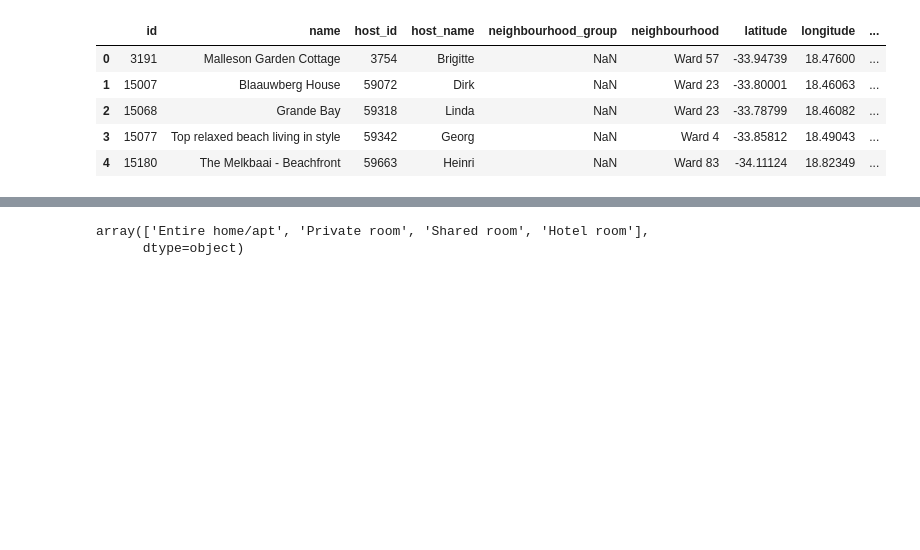
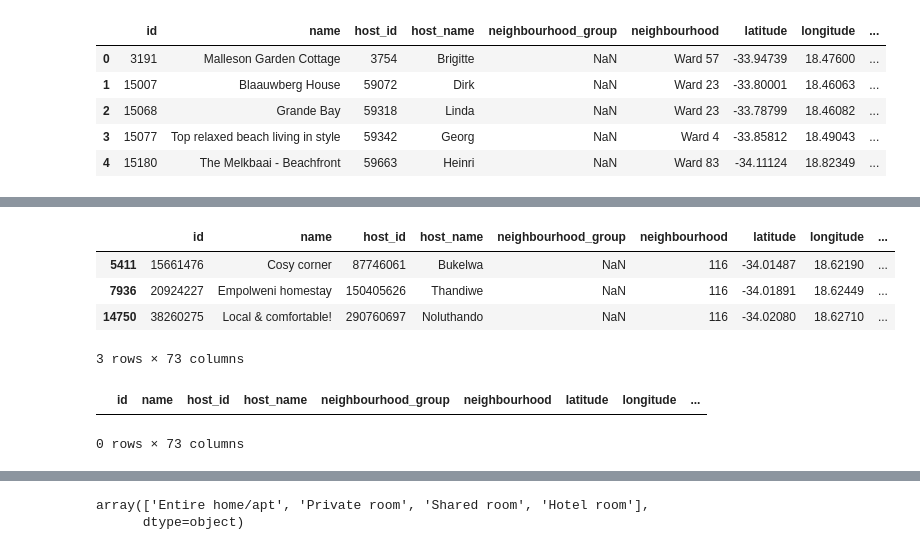
Before and after one commit to dolcikey/Cape_Town_AirBNB, a Jupyter notebook: SouthAfricaAirBNB.ipynb, the cells around one changed output, grey strips where cells are left out. Drawn from its saved outputs; the diff is of its cells as text; code cells hidden in the pictures; blank space fills up the shorter version.

```diff
--- a/SouthAfricaAirBNB.ipynb
+++ b/SouthAfricaAirBNB.ipynb
@@ -45,0 +85,8 @@ listing_df.head()
+# %%
+listing_df[listing_df['neighbourhood'] == 116]
+# %% [output]
+|  | id | name | host_id | host_name | neighbourhood_group | neighbourhood | latitude | longitude | ... |
+| 5411 | 15661476 | Cosy corner | 87746061 | Bukelwa | NaN | 116 | -34.01487 | 18.62190 | ... |
+| 7936 | 20924227 | Empolweni homestay | 150405626 | Thandiwe | NaN | 116 | -34.01891 | 18.62449 | ... |
+| 14750 | 38260275 | Local & comfortable! | 290760697 | Noluthando | NaN | 116 | -34.02080 | 18.62710 | ... |
+3 rows × 73 columns
@@ -45,0 +95,5 @@ listing_df.head()
+# %%
+listing_df[listing_df['minimum_nights'] == 1125]
+# %% [output]
+|  | id | name | host_id | host_name | neighbourhood_group | neighbourhood | latitude | longitude | ... |
+0 rows × 73 columns
```
Also changed, not shown: parts of 16 cells of this notebook.
